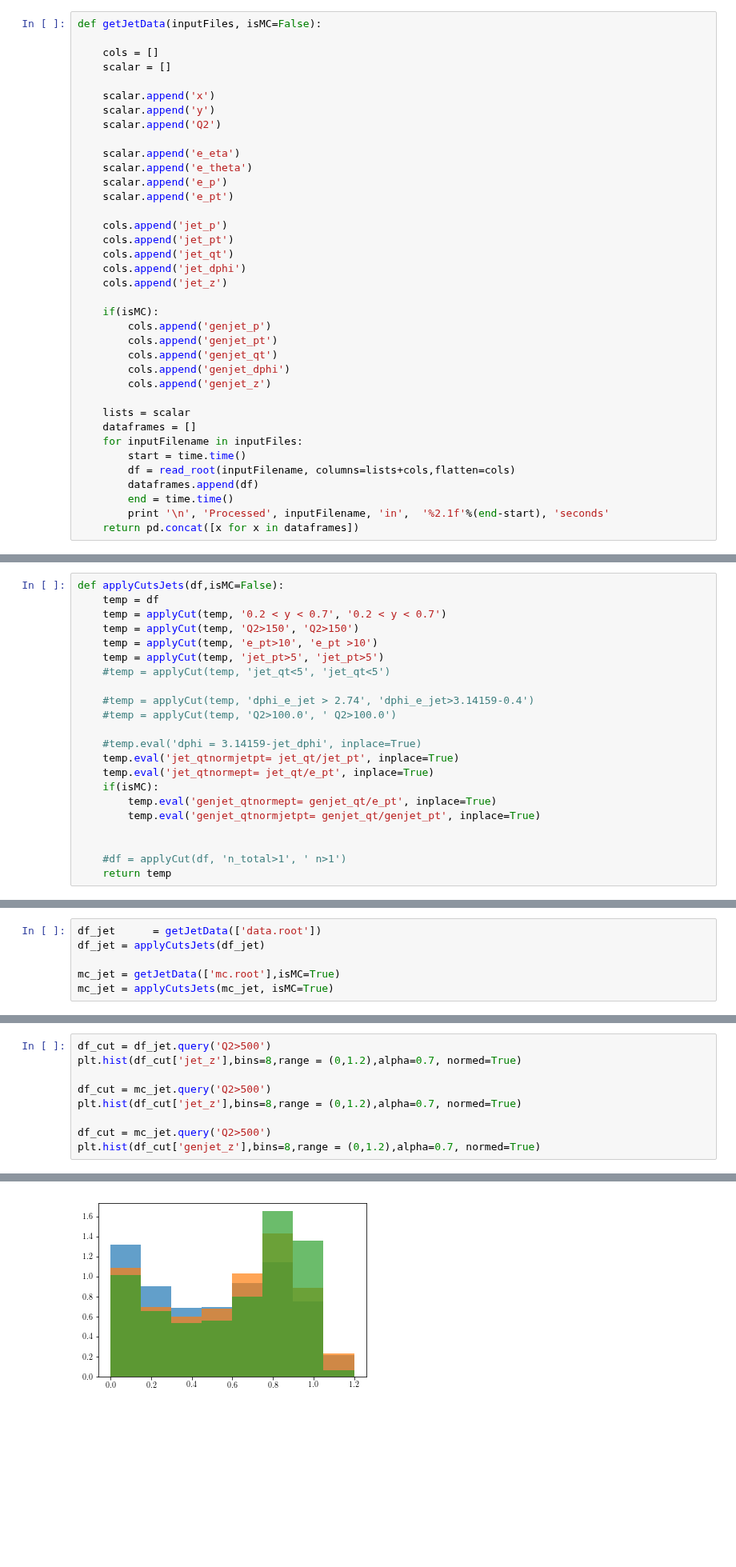
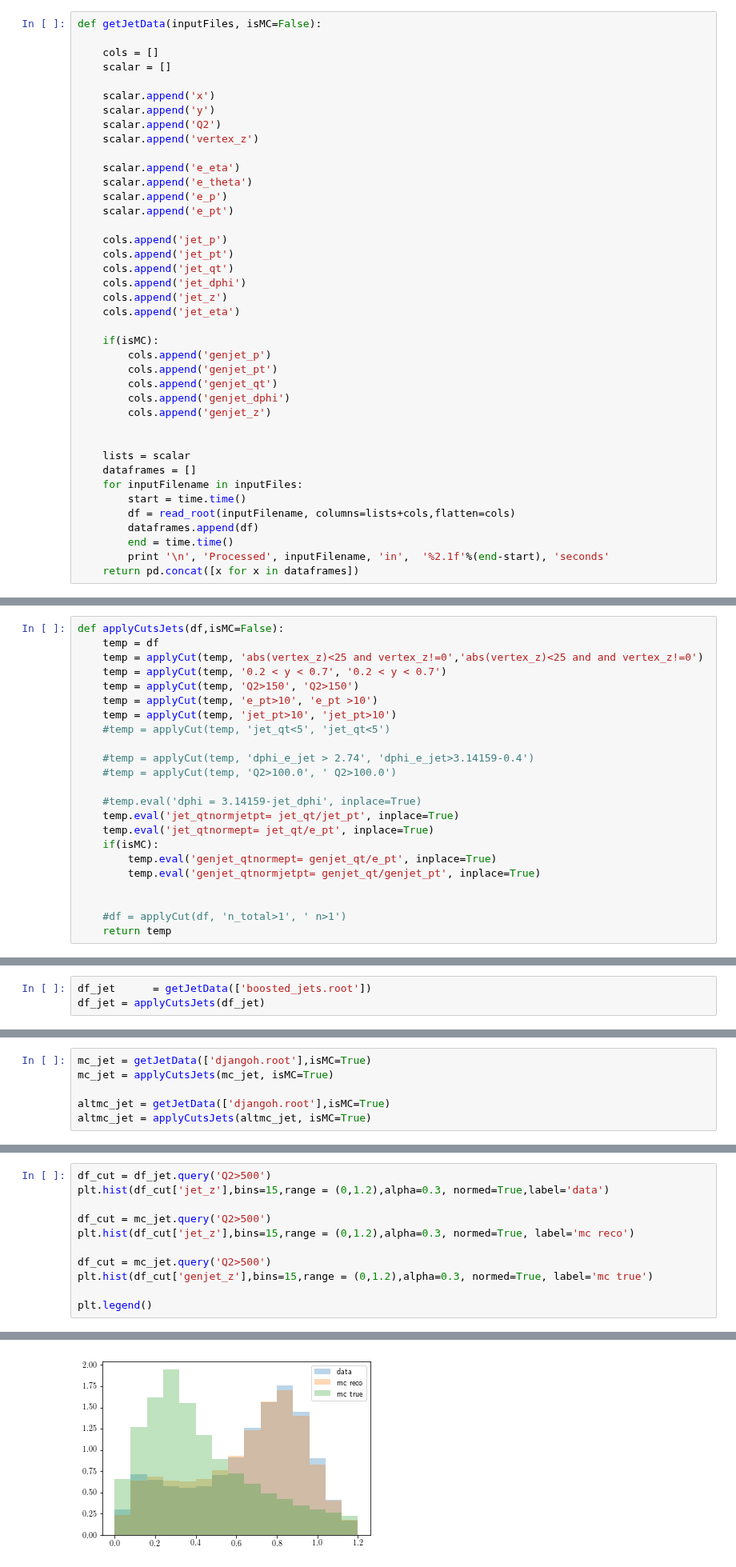
Before and after one commit to miguelignacio/disjets, a Jupyter notebook: disjets.ipynb, the cells around one changed output, grey strips where cells are left out. Shown at 80% size. Cells and saved outputs as stored; diff of their text form; blank space fills up the shorter version.

```diff
--- a/disjets.ipynb
+++ b/disjets.ipynb
@@ -35,6 +35,7 @@ def getJetData(inputFiles, isMC=False):
     scalar.append('x')
     scalar.append('y')
     scalar.append('Q2')
+    scalar.append('vertex_z')
 
     scalar.append('e_eta')
     scalar.append('e_theta')
@@ -46,6 +47,7 @@ def getJetData(inputFiles, isMC=False):
     cols.append('jet_qt')
     cols.append('jet_dphi')
     cols.append('jet_z')
+    cols.append('jet_eta')
 
     if(isMC):
         cols.append('genjet_p')
@@ -53,6 +55,7 @@ def getJetData(inputFiles, isMC=False):
         cols.append('genjet_qt')
         cols.append('genjet_dphi')
         cols.append('genjet_z')
+
 
     lists = scalar
     dataframes = []
@@ -112,10 +117,11 @@ def applyCuts(df):
 # %%
 def applyCutsJets(df,isMC=False):
     temp = df
+    temp = applyCut(temp, 'abs(vertex_z)<25 and vertex_z!=0','abs(vertex_z)<25 and and vertex_z!=0')
     temp = applyCut(temp, '0.2 < y < 0.7', '0.2 < y < 0.7')
     temp = applyCut(temp, 'Q2>150', 'Q2>150')
     temp = applyCut(temp, 'e_pt>10', 'e_pt >10')
-    temp = applyCut(temp, 'jet_pt>5', 'jet_pt>5')
+    temp = applyCut(temp, 'jet_pt>10', 'jet_pt>10')
     #temp = applyCut(temp, 'jet_qt<5', 'jet_qt<5')
 
     #temp = applyCut(temp, 'dphi_e_jet > 2.74', 'dphi_e_jet>3.14159-0.4')
@@ -166,9 +179,6 @@ plt.show()
 # %% [markdown]
 ## Get jet data and apply selection
 # %%
-df_jet      = getJetData(['data.root'])
+df_jet      = getJetData(['boosted_jets.root'])
 df_jet = applyCutsJets(df_jet)
-
-mc_jet = getJetData(['mc.root'],isMC=True)
-mc_jet = applyCutsJets(mc_jet, isMC=True)
 # %% [output]
@@ -185,0 +191,6 @@ jet_pt>5 125072  fraction kept: 100.0
+# %%
+mc_jet = getJetData(['djangoh.root'],isMC=True)
+mc_jet = applyCutsJets(mc_jet, isMC=True)
+
+altmc_jet = getJetData(['djangoh.root'],isMC=True)
+altmc_jet = applyCutsJets(altmc_jet, isMC=True)
@@ -749,10 +790,12 @@ Name: Q2, dtype: float64
 # %%
 df_cut = df_jet.query('Q2>500')
-plt.hist(df_cut['jet_z'],bins=8,range = (0,1.2),alpha=0.7, normed=True)
+plt.hist(df_cut['jet_z'],bins=15,range = (0,1.2),alpha=0.3, normed=True,label='data')
 
 df_cut = mc_jet.query('Q2>500')
-plt.hist(df_cut['jet_z'],bins=8,range = (0,1.2),alpha=0.7, normed=True)
+plt.hist(df_cut['jet_z'],bins=15,range = (0,1.2),alpha=0.3, normed=True, label='mc reco')
 
 df_cut = mc_jet.query('Q2>500')
-plt.hist(df_cut['genjet_z'],bins=8,range = (0,1.2),alpha=0.7, normed=True)
+plt.hist(df_cut['genjet_z'],bins=15,range = (0,1.2),alpha=0.3, normed=True, label='mc true')
+
+plt.legend()
 # %% [output]
@@ -764,4 +803,4 @@ plt.hist(df_cut['genjet_z'],bins=8,range = (0,1.2),alpha=0.7, normed=True)
-[figure, old version]
+[figure, new version]
 # %%
 df_cut = df_jet.query('Q2>500')
 plt.hist(df_cut['jet_qtnormept'],bins=20,range = (0,1.2),alpha=0.7, normed=True)
```
Also changed, not shown: parts of 44 cells of this notebook.
